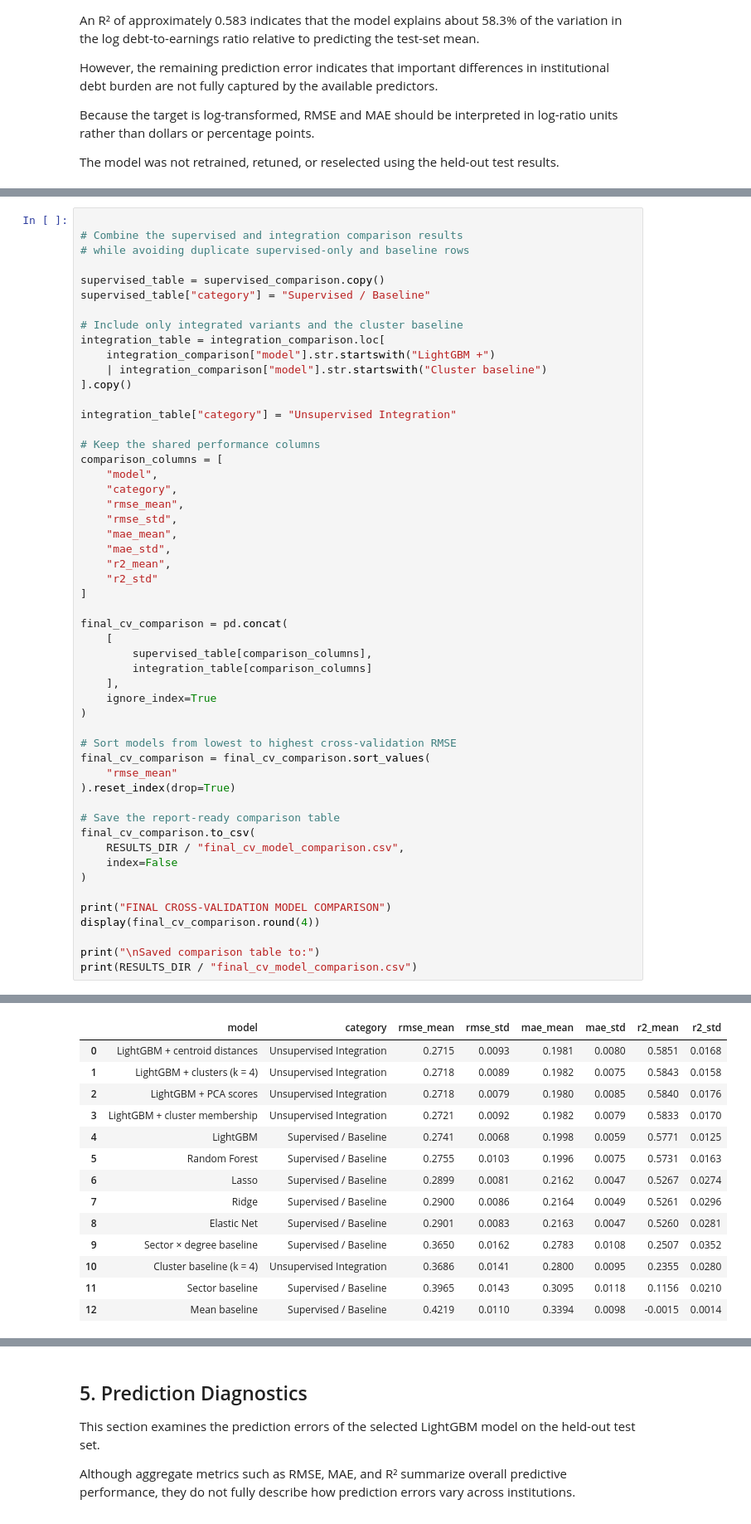
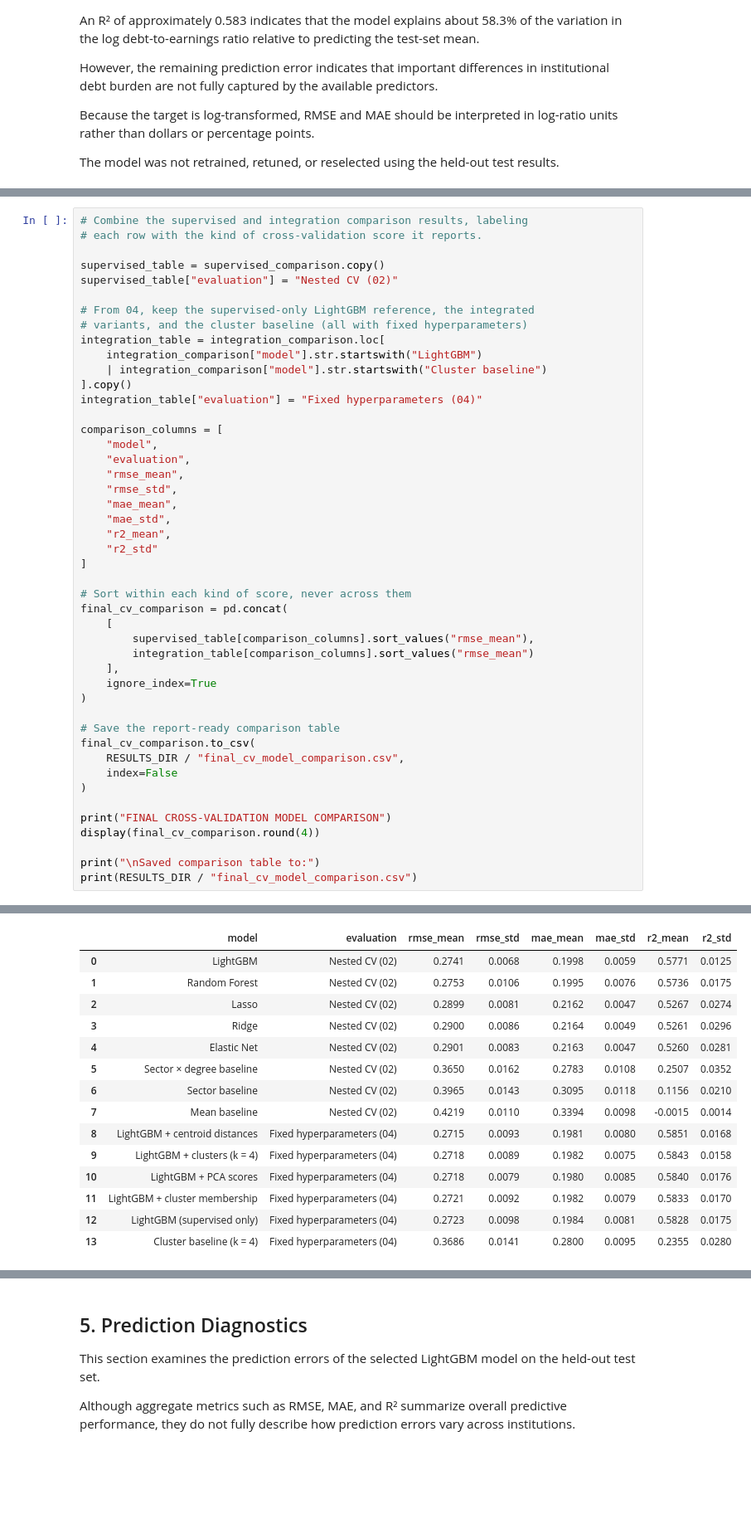
Before and after one commit to Raymay3/College-Debt-Burden-Prediction, a Jupyter notebook: notebooks/05_final_evaluation.ipynb, the cells around one changed output, grey strips where cells are left out. Shown at 83% size. Drawn from its saved outputs; the diff is of its cells as text; blank space fills up the shorter version.

```diff
--- a/notebooks/05_final_evaluation.ipynb
+++ b/notebooks/05_final_evaluation.ipynb
@@ -604,73 +610,68 @@ All models in the development comparison are evaluated using training-set cross-
 
 This distinction preserves the role of the test set as an independent final evaluation rather than a dataset for selecting among competing models.
 # %%
-
-# Combine the supervised and integration comparison results
-# while avoiding duplicate supervised-only and baseline rows
+# Combine the supervised and integration comparison results, labeling
+# each row with the kind of cross-validation score it reports.
 
 supervised_table = supervised_comparison.copy()
-supervised_table["category"] = "Supervised / Baseline"
+supervised_table["evaluation"] = "Nested CV (02)"
 
-# Include only integrated variants and the cluster baseline
+# From 04, keep the supervised-only LightGBM reference, the integrated
+# variants, and the cluster baseline (all with fixed hyperparameters)
 integration_table = integration_comparison.loc[
-    integration_comparison["model"].str.startswith("LightGBM +")
+    integration_comparison["model"].str.startswith("LightGBM")
     | integration_comparison["model"].str.startswith("Cluster baseline")
 ].copy()
+integration_table["evaluation"] = "Fixed hyperparameters (04)"
 
-integration_table["category"] = "Unsupervised Integration"
-
-# Keep the shared performance columns
 comparison_columns = [
     "model",
-    "category",
+    "evaluation",
     "rmse_mean",
     "rmse_std",
     "mae_mean",
     "mae_std",
     "r2_mean",
     "r2_std"
 ]
 
+# Sort within each kind of score, never across them
 final_cv_comparison = pd.concat(
     [
-        supervised_table[comparison_columns],
-        integration_table[comparison_columns]
+        supervised_table[comparison_columns].sort_values("rmse_mean"),
+        integration_table[comparison_columns].sort_values("rmse_mean")
     ],
     ignore_index=True
 )
-
-# Sort models from lowest to highest cross-validation RMSE
-final_cv_comparison = final_cv_comparison.sort_values(
-    "rmse_mean"
-).reset_index(drop=True)
 
 # Save the report-ready comparison table
 final_cv_comparison.to_csv(
     RESULTS_DIR / "final_cv_model_comparison.csv",
     index=False
 )
 
 print("FINAL CROSS-VALIDATION MODEL COMPARISON")
 display(final_cv_comparison.round(4))
 
 print("\nSaved comparison table to:")
 print(RESULTS_DIR / "final_cv_model_comparison.csv")
 # %% [output]
 FINAL CROSS-VALIDATION MODEL COMPARISON
-|  | model | category | rmse_mean | rmse_std | mae_mean | mae_std | r2_mean | r2_std |
-| 0 | LightGBM + centroid distances | Unsupervised Integration | 0.2715 | 0.0093 | 0.1981 | 0.0080 | 0.5851 | 0.0168 |
-| 1 | LightGBM + clusters (k = 4) | Unsupervised Integration | 0.2718 | 0.0089 | 0.1982 | 0.0075 | 0.5843 | 0.0158 |
-| 2 | LightGBM + PCA scores | Unsupervised Integration | 0.2718 | 0.0079 | 0.1980 | 0.0085 | 0.5840 | 0.0176 |
-| 3 | LightGBM + cluster membership | Unsupervised Integration | 0.2721 | 0.0092 | 0.1982 | 0.0079 | 0.5833 | 0.0170 |
-| 4 | LightGBM | Supervised / Baseline | 0.2741 | 0.0068 | 0.1998 | 0.0059 | 0.5771 | 0.0125 |
-| 5 | Random Forest | Supervised / Baseline | 0.2755 | 0.0103 | 0.1996 | 0.0075 | 0.5731 | 0.0163 |
-| 6 | Lasso | Supervised / Baseline | 0.2899 | 0.0081 | 0.2162 | 0.0047 | 0.5267 | 0.0274 |
-| 7 | Ridge | Supervised / Baseline | 0.2900 | 0.0086 | 0.2164 | 0.0049 | 0.5261 | 0.0296 |
-| 8 | Elastic Net | Supervised / Baseline | 0.2901 | 0.0083 | 0.2163 | 0.0047 | 0.5260 | 0.0281 |
-| 9 | Sector × degree baseline | Supervised / Baseline | 0.3650 | 0.0162 | 0.2783 | 0.0108 | 0.2507 | 0.0352 |
-| 10 | Cluster baseline (k = 4) | Unsupervised Integration | 0.3686 | 0.0141 | 0.2800 | 0.0095 | 0.2355 | 0.0280 |
-| 11 | Sector baseline | Supervised / Baseline | 0.3965 | 0.0143 | 0.3095 | 0.0118 | 0.1156 | 0.0210 |
-| 12 | Mean baseline | Supervised / Baseline | 0.4219 | 0.0110 | 0.3394 | 0.0098 | -0.0015 | 0.0014 |
+|  | model | evaluation | rmse_mean | rmse_std | mae_mean | mae_std | r2_mean | r2_std |
+| 0 | LightGBM | Nested CV (02) | 0.2741 | 0.0068 | 0.1998 | 0.0059 | 0.5771 | 0.0125 |
+| 1 | Random Forest | Nested CV (02) | 0.2753 | 0.0106 | 0.1995 | 0.0076 | 0.5736 | 0.0175 |
+| 2 | Lasso | Nested CV (02) | 0.2899 | 0.0081 | 0.2162 | 0.0047 | 0.5267 | 0.0274 |
+| 3 | Ridge | Nested CV (02) | 0.2900 | 0.0086 | 0.2164 | 0.0049 | 0.5261 | 0.0296 |
+| 4 | Elastic Net | Nested CV (02) | 0.2901 | 0.0083 | 0.2163 | 0.0047 | 0.5260 | 0.0281 |
+| 5 | Sector × degree baseline | Nested CV (02) | 0.3650 | 0.0162 | 0.2783 | 0.0108 | 0.2507 | 0.0352 |
+| 6 | Sector baseline | Nested CV (02) | 0.3965 | 0.0143 | 0.3095 | 0.0118 | 0.1156 | 0.0210 |
+| 7 | Mean baseline | Nested CV (02) | 0.4219 | 0.0110 | 0.3394 | 0.0098 | -0.0015 | 0.0014 |
+| 8 | LightGBM + centroid distances | Fixed hyperparameters (04) | 0.2715 | 0.0093 | 0.1981 | 0.0080 | 0.5851 | 0.0168 |
+| 9 | LightGBM + clusters (k = 4) | Fixed hyperparameters (04) | 0.2718 | 0.0089 | 0.1982 | 0.0075 | 0.5843 | 0.0158 |
+| 10 | LightGBM + PCA scores | Fixed hyperparameters (04) | 0.2718 | 0.0079 | 0.1980 | 0.0085 | 0.5840 | 0.0176 |
+| 11 | LightGBM + cluster membership | Fixed hyperparameters (04) | 0.2721 | 0.0092 | 0.1982 | 0.0079 | 0.5833 | 0.0170 |
+| 12 | LightGBM (supervised only) | Fixed hyperparameters (04) | 0.2723 | 0.0098 | 0.1984 | 0.0081 | 0.5828 | 0.0175 |
+| 13 | Cluster baseline (k = 4) | Fixed hyperparameters (04) | 0.3686 | 0.0141 | 0.2800 | 0.0095 | 0.2355 | 0.0280 |
 Saved comparison table to:
 ..\results\05_final_evaluation\final_cv_model_comparison.csv
 # %%
```
Also changed, not shown: parts of 6 cells of this notebook, 25 other files.
